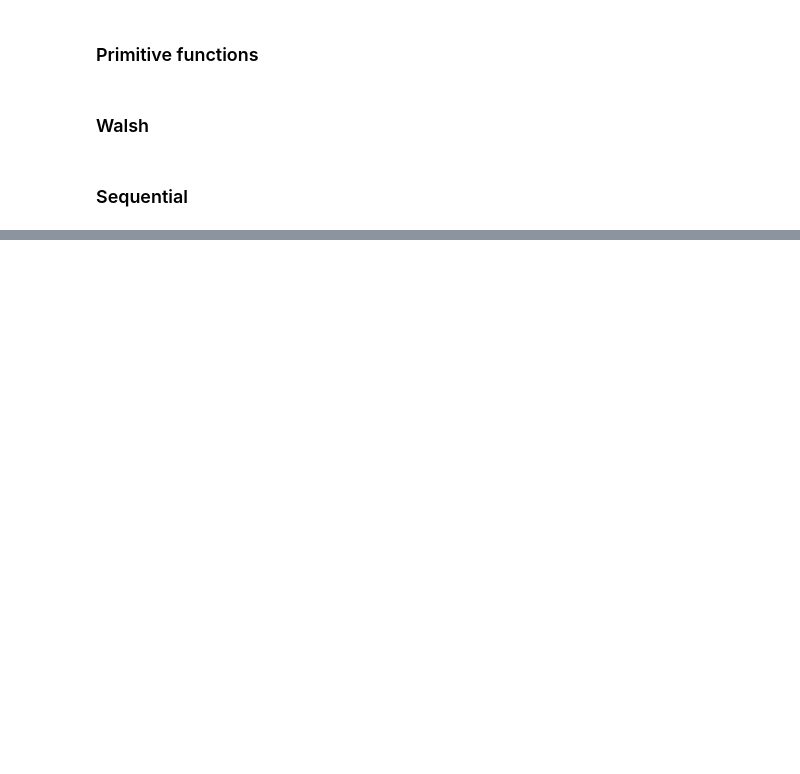
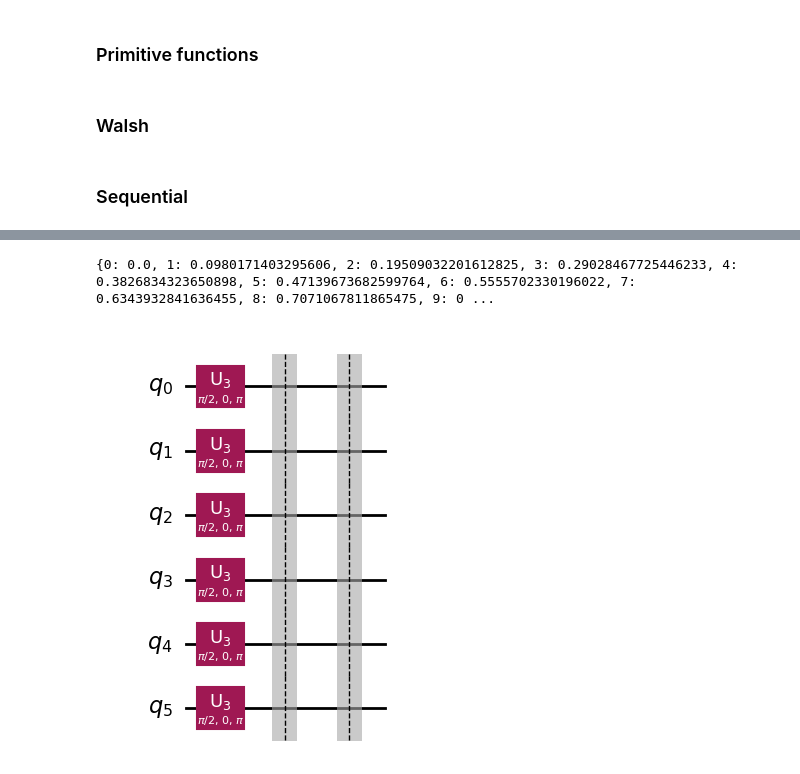
Before and after one commit to ugo-nzongani/Adjustable-depth-quantum-circuit-for-diagonal-unitary-and-QSP, a Jupyter notebook: zylberman_nzongani.ipynb, the cells around one changed output, grey strips where cells are left out. Saved outputs shown, nothing was run; the diff lists cells and outputs as text; code cells hidden in the pictures; blank space fills up the shorter version.

```diff
--- a/zylberman_nzongani.ipynb
+++ b/zylberman_nzongani.ipynb
@@ -414 +354,14 @@ walsh_info[2], list(walsh_info.keys())
+# %%
+def sequential_informations(n,list_operator_to_implement,f,gray_code=True):
+    sequential_dict = {}
+    n_operator_to_implement = len(list_operator_to_implement)
+    if gray_code:
+        gray_list = generate_gray_code(n)
+        for i in gray_list:
+            if i in list_operator_to_implement:
+                sequential_dict[i] = sequential_coeff(i,f,n_operator_to_implement)
+    else:
+        for i in range(n_operator_to_implement):
+            sequential_dict[list_operator_to_implement[i]] = sequential_coeff(list_operator_to_implement[i],f,n_operator_to_implement)
+    return sequential_dict
 # %%
@@ -481,0 +401,19 @@ qc.decompose(reps=1).draw('mpl',style='iqx')
+# %%
+n = 6
+list_operator_to_implement = [i for i in range(2**n)]
+gray_code = False
+
+q = QuantumRegister(n,name='q')
+qc = QuantumCircuit(q)
+
+qc.h(q)
+qc.barrier()
+
+sequential_info = sequential_informations(n,list_operator_to_implement,f2,gray_code=gray_code)
+#qc.append(sequential_circuit(n,sequential_info,f2,gray_code=gray_code),qc.qubits)
+
+qc.barrier()
+qc.decompose(reps=2).draw('mpl',style='iqx')
+# %% [output]
+{0: 0.0, 1: 0.0980171403295606, 2: 0.19509032201612825, 3: 0.29028467725446233, 4: 0.3826834323650898, 5: 0.47139673682599764, 6: 0.5555702330196022, 7: 0.6343932841636455, 8: 0.7071067811865475, 9: 0 ...
+[figure, added]
```
Also changed, not shown: parts of 30 cells of this notebook.
